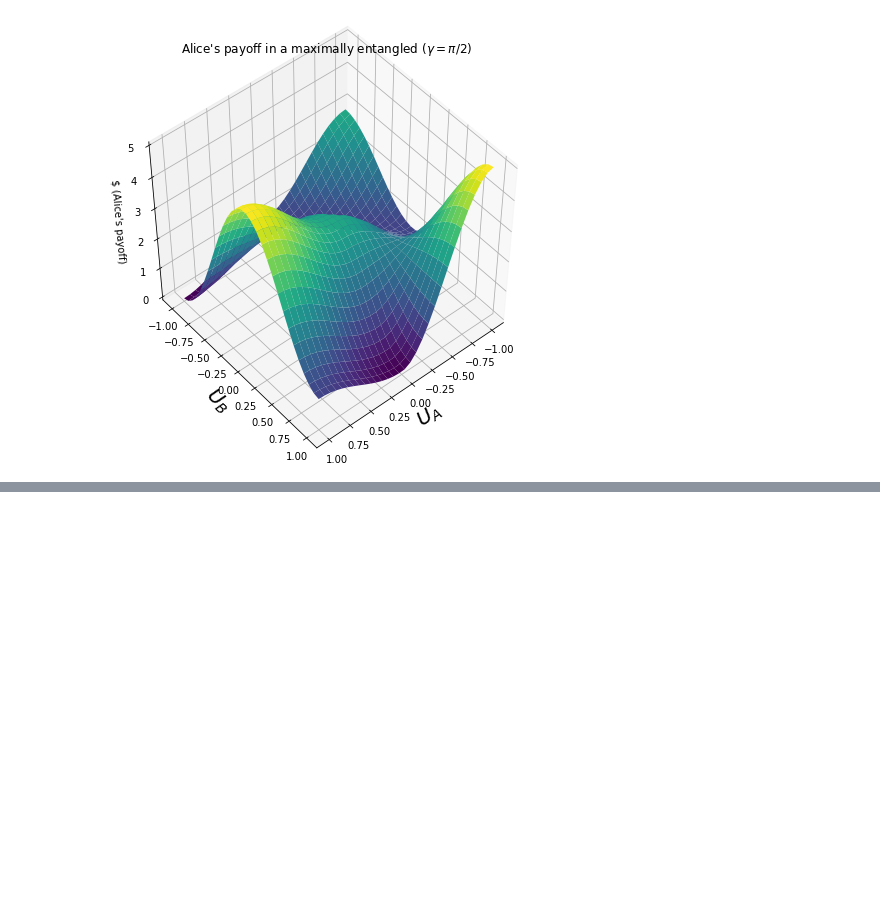
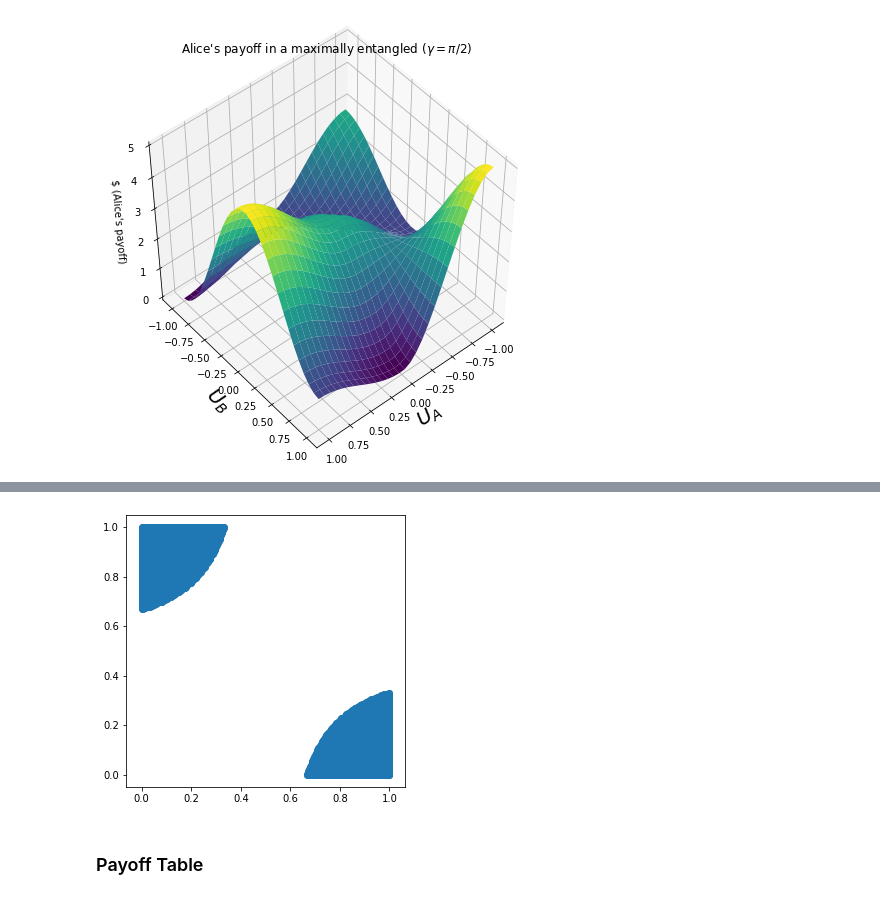
Before and after one commit to Jabi7/QPD, a Jupyter notebook: QPD.ipynb, the cells around one changed output, grey strips where cells are left out. Saved outputs shown, nothing was run; the diff lists cells and outputs as text; code cells hidden in the pictures; blank space fills up the shorter version.

```diff
--- a/QPD.ipynb
+++ b/QPD.ipynb
@@ -120,0 +215,18 @@ ax.view_init(50, 50)
+# %%
+p = np.linspace(0, 1, 300)
+q = np.linspace(0, 1, 300)
+xp, yq = [], []
+for i in p:
+    for j in q:
+        if QHD_mixed_payoff(i,j)>15:
+            xp.append(i)
+            yq.append(j)
+# %%
+plt.figure(figsize=(5, 5))
+plt.axis('equal')
+plt.scatter(xp, yq)
+plt.show()
+# %% [output]
+[figure, added]
+# %% [markdown]
+### Payoff Table
```
Also changed, not shown: parts of 20 cells of this notebook.
